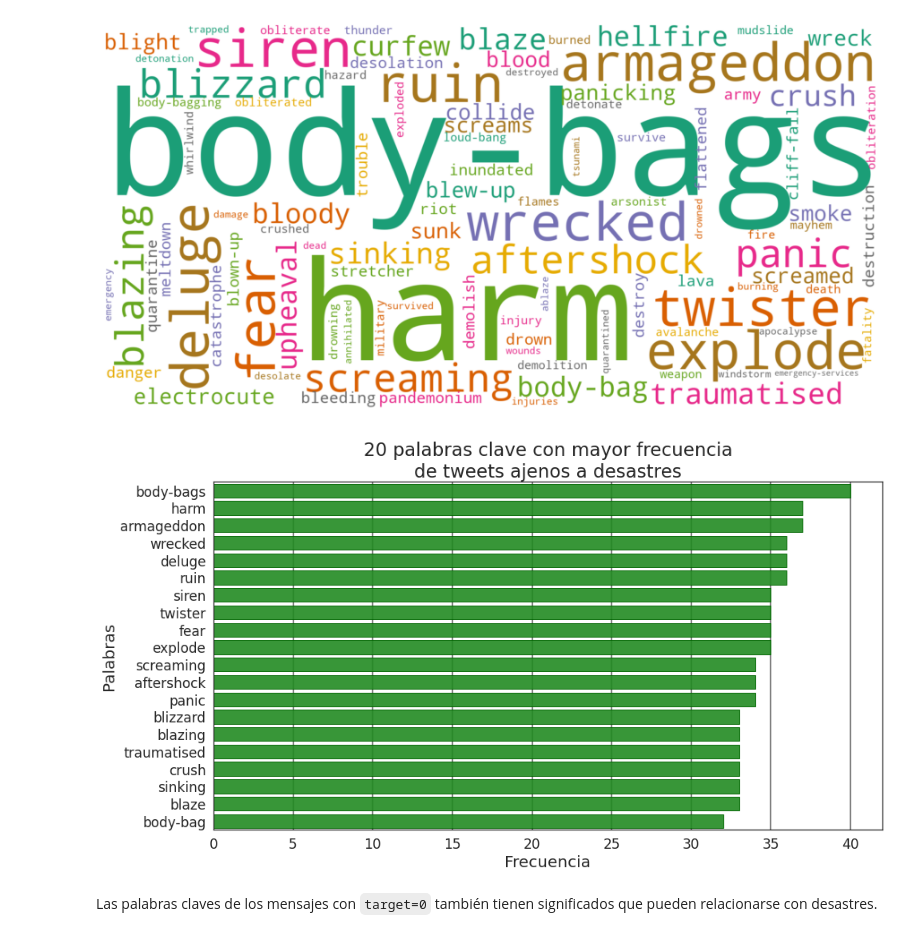
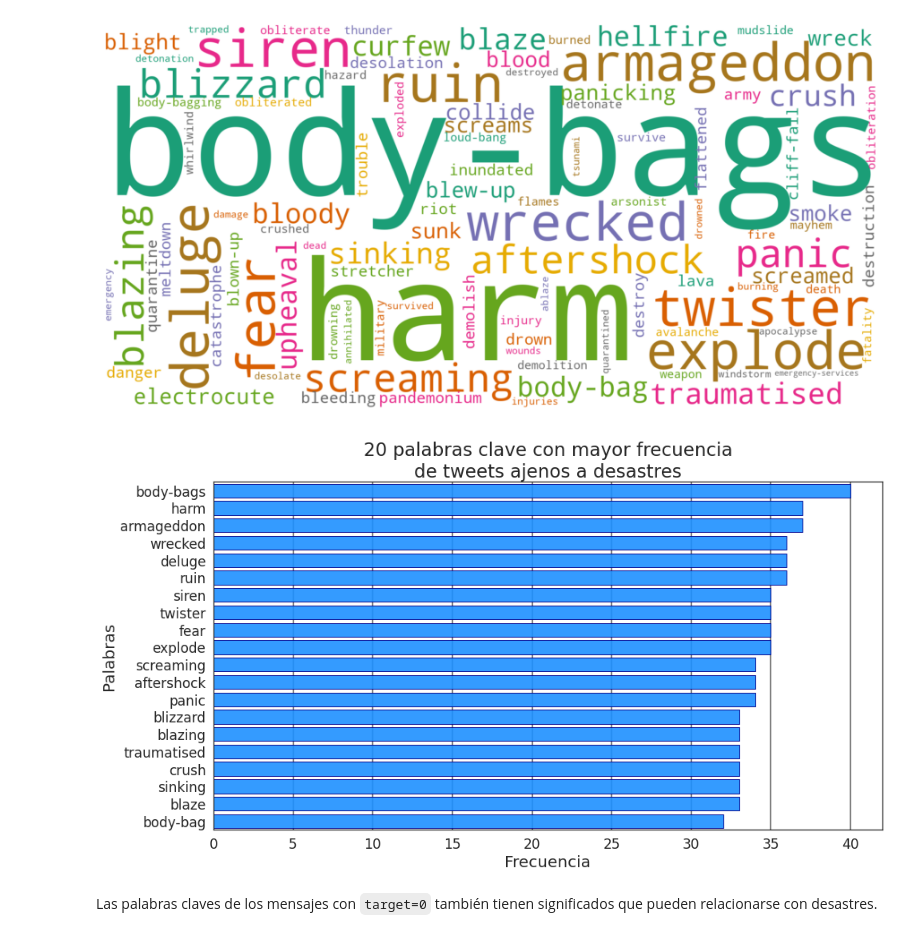
Before and after one commit to ffelfis/Orga_Datos_TPs, a Jupyter notebook: TP1/tweets.ipynb, the cells around one changed output. Saved outputs shown, nothing was run; the diff lists cells and outputs as text; code cells hidden in the pictures.

Commit message:
Se agregó análisis por longitud de mensajes al notebook principal. Se actualizaron algunas visualizaciones.

```diff
--- a/TP1/tweets.ipynb
+++ b/TP1/tweets.ipynb
@@ -1777,25 +1777,25 @@ plt.show()
 # %%
 plt.figure(figsize=(15,8))
 
 kw = kw_target0.index[0:20]
 counts = kw_target0.values[0:20]
 
 plot = sns.barplot(x = counts, y = kw, orient = 'h', \
-                   facecolor='forestgreen', edgecolor='darkgreen', alpha=0.9)
+                   facecolor='dodgerblue', edgecolor='darkblue', alpha=0.9)
 plt.title('20 palabras clave con mayor frecuencia\nde tweets ajenos a desastres', fontsize=23)
 plt.xticks(fontsize=17, rotation=0)
 plt.yticks(fontsize=17)
 plt.xlabel('Frecuencia', fontsize=20)
 plt.ylabel('Palabras', fontsize=20)
 
 plt.grid(axis='x', color='grey', linewidth=2)
 
 plt.rc('axes', axisbelow=True) # Manda a la grilla al fondo
 plt.grid(axis='x', color='grey', linewidth=2, zorder=0)
 
 plt.show()
 # %% [output]
-[figure, old version]
+[figure, new version]
 # %% [markdown]
 Las palabras claves de los mensajes con `target=0` también tienen significados que pueden relacionarse con desastres.
 # %% [markdown]
```
Also changed, not shown: parts of 7 cells of this notebook.
